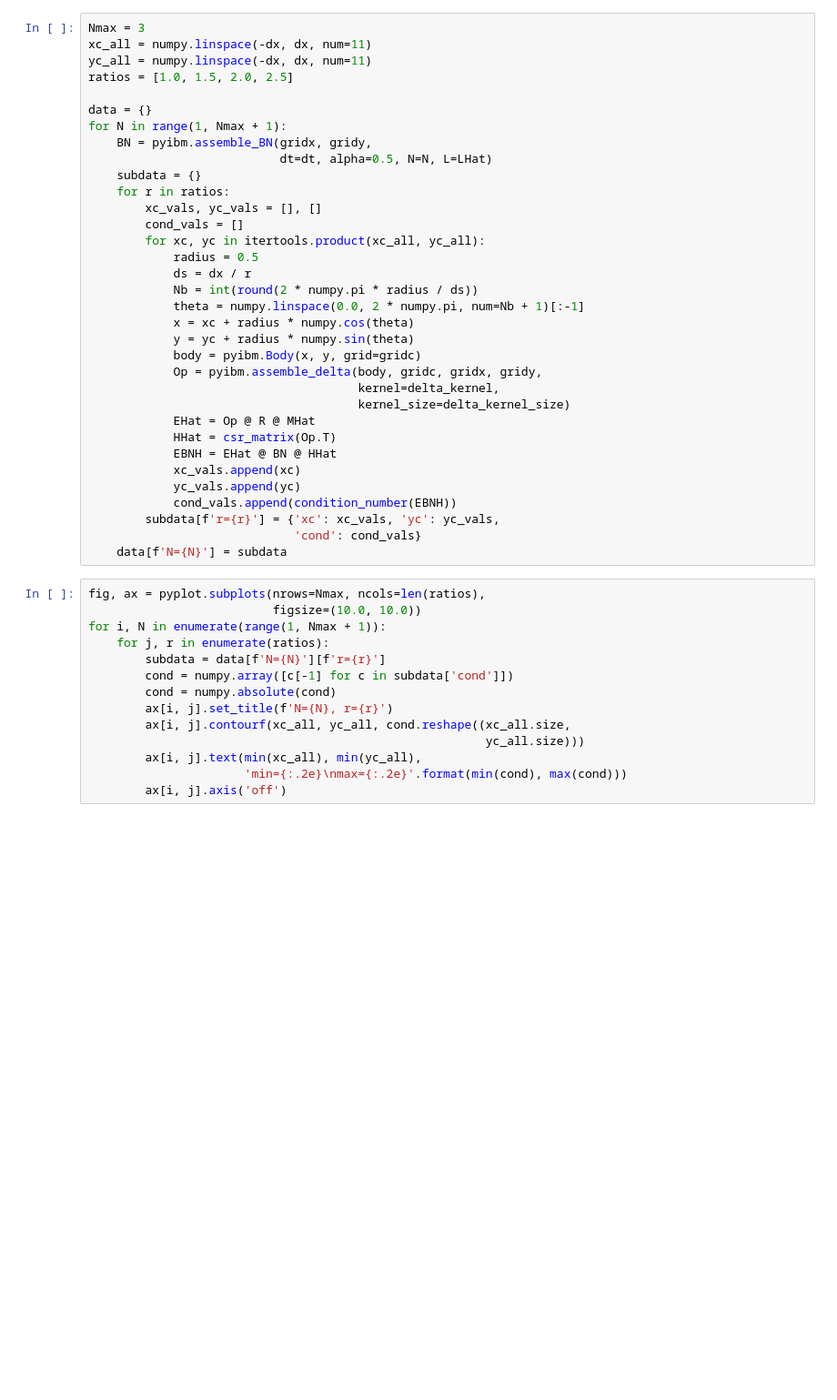
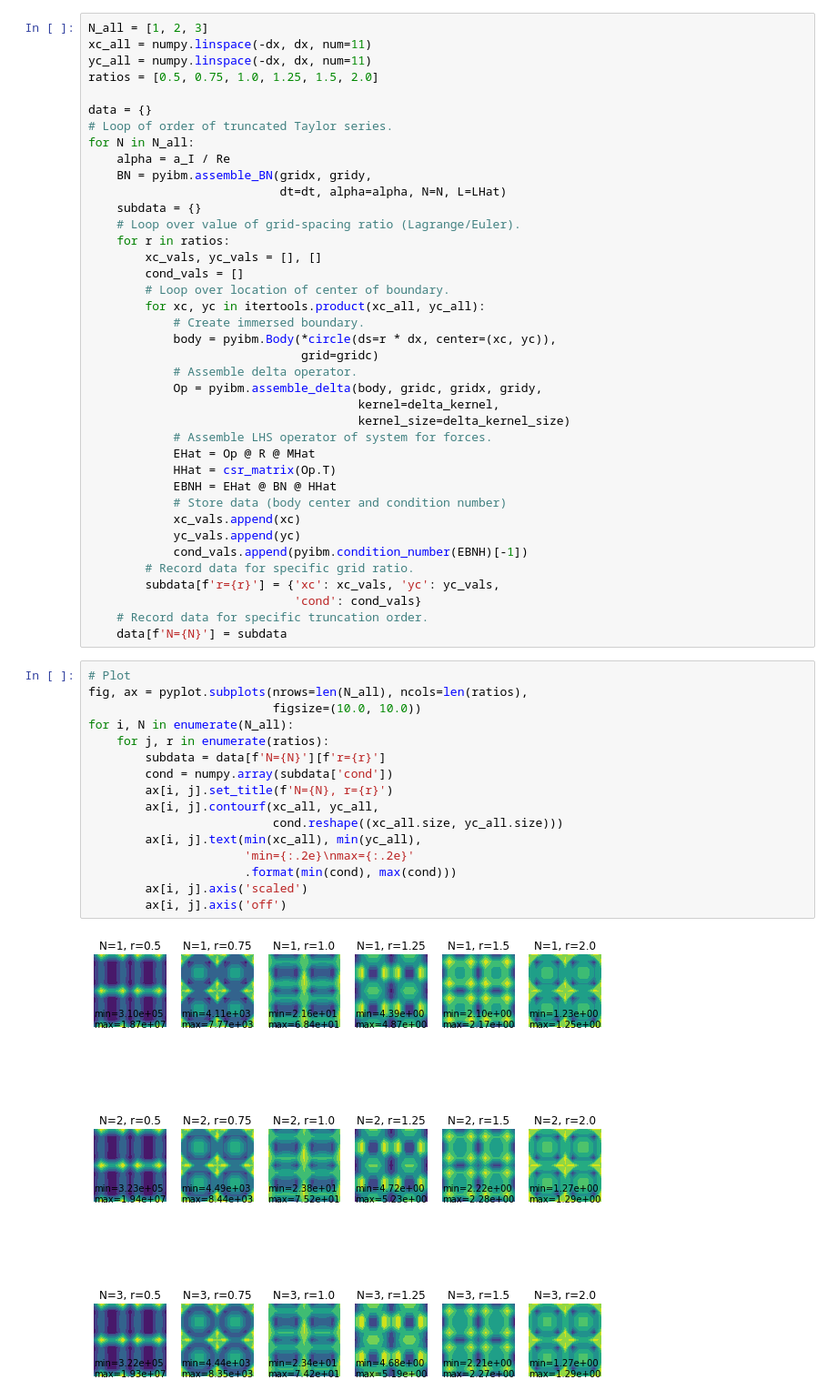
Before and after one commit to mesnardo/pyibm, a Jupyter notebook: examples/EBNH.ipynb, the cells around one changed output. Shown at 91% size. Saved outputs shown, nothing was run; the diff lists cells and outputs as text; blank space fills up the shorter version.

```diff
--- a/examples/EBNH.ipynb
+++ b/examples/EBNH.ipynb
@@ -112,48 +186,57 @@ condition_number(EBNH)
 # %%
-Nmax = 3
+N_all = [1, 2, 3]
 xc_all = numpy.linspace(-dx, dx, num=11)
 yc_all = numpy.linspace(-dx, dx, num=11)
-ratios = [1.0, 1.5, 2.0, 2.5]
+ratios = [0.5, 0.75, 1.0, 1.25, 1.5, 2.0]
 
 data = {}
-for N in range(1, Nmax + 1):
+# Loop of order of truncated Taylor series.
+for N in N_all:
+    alpha = a_I / Re
     BN = pyibm.assemble_BN(gridx, gridy,
-                           dt=dt, alpha=0.5, N=N, L=LHat)
+                           dt=dt, alpha=alpha, N=N, L=LHat)
     subdata = {}
+    # Loop over value of grid-spacing ratio (Lagrange/Euler).
     for r in ratios:
         xc_vals, yc_vals = [], []
         cond_vals = []
+        # Loop over location of center of boundary.
         for xc, yc in itertools.product(xc_all, yc_all):
-            radius = 0.5
-            ds = dx / r
-            Nb = int(round(2 * numpy.pi * radius / ds))
-            theta = numpy.linspace(0.0, 2 * numpy.pi, num=Nb + 1)[:-1]
-            x = xc + radius * numpy.cos(theta)
-            y = yc + radius * numpy.sin(theta)
-            body = pyibm.Body(x, y, grid=gridc)
+            # Create immersed boundary.
+            body = pyibm.Body(*circle(ds=r * dx, center=(xc, yc)),
+                              grid=gridc)
+            # Assemble delta operator.
             Op = pyibm.assemble_delta(body, gridc, gridx, gridy,
                                       kernel=delta_kernel,
                                       kernel_size=delta_kernel_size)
+            # Assemble LHS operator of system for forces.
             EHat = Op @ R @ MHat
             HHat = csr_matrix(Op.T)
             EBNH = EHat @ BN @ HHat
+            # Store data (body center and condition number)
             xc_vals.append(xc)
             yc_vals.append(yc)
-            cond_vals.append(condition_number(EBNH))
+            cond_vals.append(pyibm.condition_number(EBNH)[-1])
+        # Record data for specific grid ratio.
         subdata[f'r={r}'] = {'xc': xc_vals, 'yc': yc_vals,
                              'cond': cond_vals}
+    # Record data for specific truncation order.
     data[f'N={N}'] = subdata
 # %%
-fig, ax = pyplot.subplots(nrows=Nmax, ncols=len(ratios),
+# Plot
+fig, ax = pyplot.subplots(nrows=len(N_all), ncols=len(ratios),
                           figsize=(10.0, 10.0))
-for i, N in enumerate(range(1, Nmax + 1)):
+for i, N in enumerate(N_all):
     for j, r in enumerate(ratios):
         subdata = data[f'N={N}'][f'r={r}']
-        cond = numpy.array([c[-1] for c in subdata['cond']])
-        cond = numpy.absolute(cond)
+        cond = numpy.array(subdata['cond'])
         ax[i, j].set_title(f'N={N}, r={r}')
-        ax[i, j].contourf(xc_all, yc_all, cond.reshape((xc_all.size,
-                                                        yc_all.size)))
+        ax[i, j].contourf(xc_all, yc_all,
+                          cond.reshape((xc_all.size, yc_all.size)))
         ax[i, j].text(min(xc_all), min(yc_all),
-                      'min={:.2e}\nmax={:.2e}'.format(min(cond), max(cond)))
+                      'min={:.2e}\nmax={:.2e}'
+                      .format(min(cond), max(cond)))
+        ax[i, j].axis('scaled')
         ax[i, j].axis('off')
+# %% [output]
+[figure, added]
```
Also changed, not shown: parts of 23 cells of this notebook, 9 other files.
